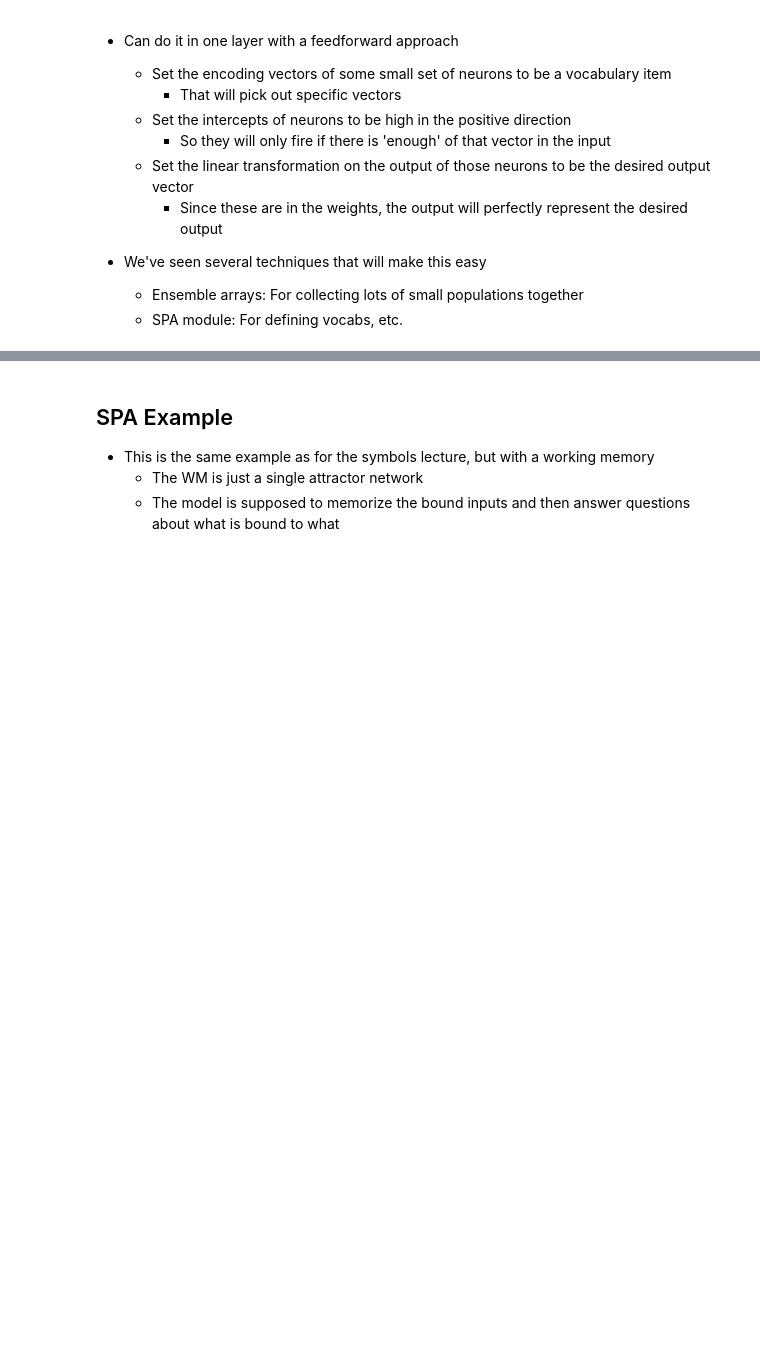
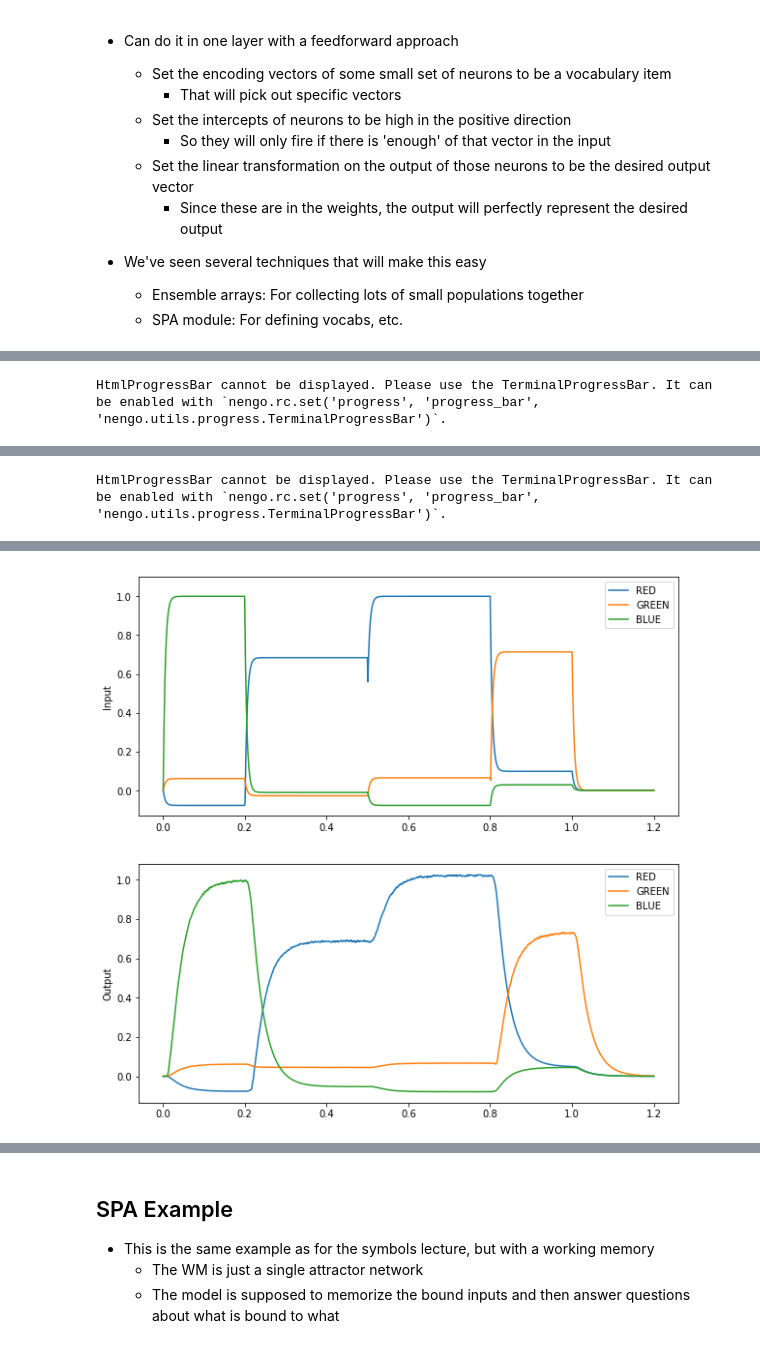
Before and after one commit to celiasmith/syde556, a Jupyter notebook: SYDE 556 Lecture 8 Memory.ipynb, the cells around one changed output, grey strips where cells are left out. Saved outputs shown, nothing was run; the diff lists cells and outputs as text; code cells hidden in the pictures; blank space fills up the shorter version.

```diff
--- a/SYDE 556 Lecture 8 Memory.ipynb
+++ b/SYDE 556 Lecture 8 Memory.ipynb
@@ -546,15 +530,17 @@ $Pos_0\circledast Item_0 + Pos_1\circledast Item_1 + ...$
     - SPA module: For defining vocabs, etc.
 # %%
 import nengo
-from nengo import spa
-
-seed=1
-np.random.seed(seed)
-model = spa.SPA("Associative Memory", seed=seed)
+import nengo_spa as spa
 
 D = 32
-vocab = spa.Vocabulary(D)
-vocab.parse('BLUE+GREEN+RED')
+seed = 1
+model = spa.Network("Associative Memory", seed=seed)
+
+vocab = spa.Vocabulary(dimensions=D,
+                       pointer_gen=np.random.RandomState(seed + 1))
+
+words = ['RED', 'GREEN', 'BLUE']
+vocab.populate(';'.join(words))
 
 noise_RED = vocab.parse("RED").v + .2*np.random.randn(D)
 noise_RED = noise_RED/np.linalg.norm(noise_RED)
@@ -575,12 +561,14 @@ def memory_input(t):
         return vocab.parse("0").v
 
 with model:
-    stim = nengo.Node(output=memory_input, label='input')
-    model.am = spa.AssociativeMemory(vocab)
-    nengo.Connection(stim, model.am.input)
+    stim = spa.Transcode(memory_input, label='input', output_vocab=vocab)
+    am = spa.ThresholdingAssocMem(threshold=0.3, input_vocab=vocab,
+                                    mapping=vocab.keys())
 
-    in_p = nengo.Probe(stim)
-    out_p = nengo.Probe(model.am.output, synapse=0.03)
+    stim >> am
+
+    in_p = nengo.Probe(am.input)
+    out_p = nengo.Probe(am.output, synapse=0.03)
 # %%
 from nengo_gui.ipython import IPythonViz
 IPythonViz(model, "configs/simple_cleanup.py.cfg")
@@ -588,7 +576,7 @@ IPythonViz(model, "configs/simple_cleanup.py.cfg")
 [interactive output not drawn]
 # %%
 sim = nengo.Simulator(model)
-sim.run(1)
+sim.run(1.2)
 t = sim.trange()
 
 figure(figsize=(10,10))
@@ -596,8 +584,10 @@ plt.subplot(2, 1, 1)
 plt.plot(t, spa.similarity(sim.data[in_p], vocab))
 plt.ylabel("Input")
 plt.ylim(top=1.1)
-plt.legend(vocab.keys, loc='best')
+plt.legend(vocab.keys(), loc='best')
 plt.subplot(2, 1, 2)
-plt.plot(t, nengo.spa.similarity(sim.data[out_p], vocab))
+plt.plot(t, spa.similarity(sim.data[out_p], vocab))
 plt.ylabel("Output")
-plt.legend(vocab.keys, loc='best');
+plt.legend(vocab.keys(), loc='best');
+# %% [output]
+HtmlProgressBar cannot be displayed. Please use the TerminalProgressBar. It can be enabled with `nengo.rc.set('progress', 'progress_bar', 'nengo.utils.progress.TerminalProgressBar')`.
@@ -603,0 +595 @@ plt.legend(vocab.keys, loc='best');
+HtmlProgressBar cannot be displayed. Please use the TerminalProgressBar. It can be enabled with `nengo.rc.set('progress', 'progress_bar', 'nengo.utils.progress.TerminalProgressBar')`.
@@ -604,3 +597,4 @@ plt.legend(vocab.keys, loc='best');
+[figure, added]
 # %% [markdown]
 - This implementation has several nice features
     - Extremely fast (1 synapse feedforward ~ 5ms)
```
Also changed, not shown: parts of 6 cells of this notebook, 1 other file.
